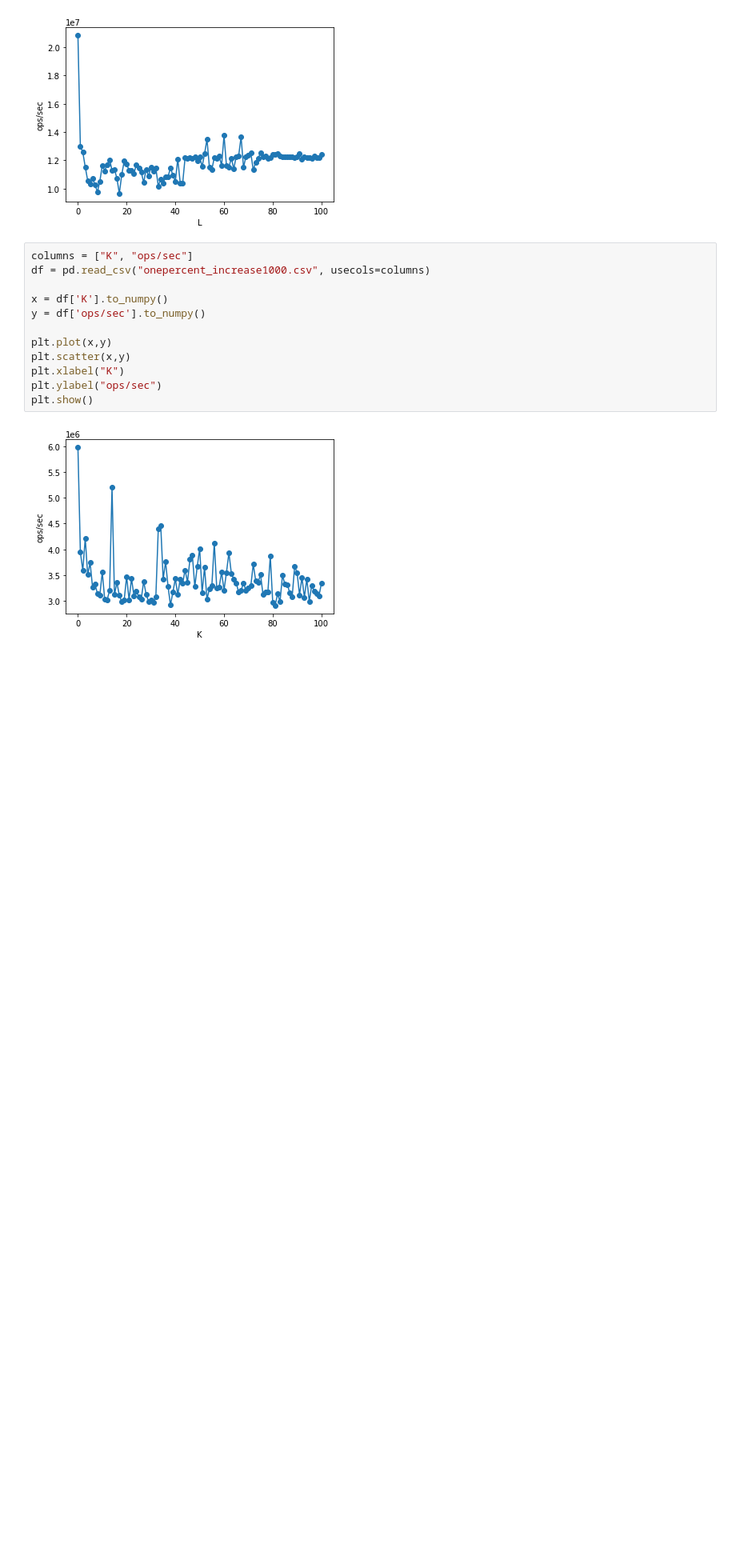
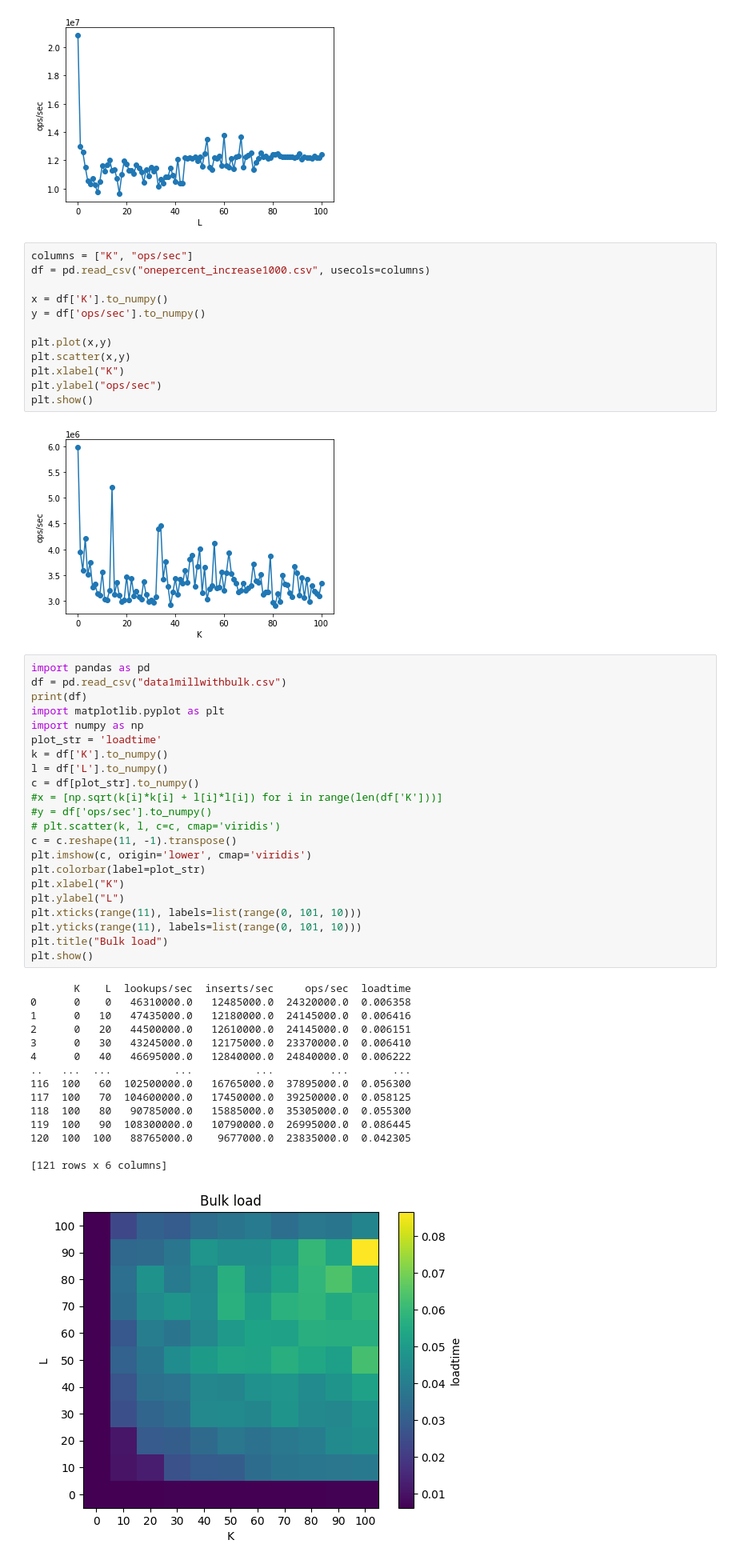
Before and after one commit to BU-DiSC/BenchLex, a Jupyter notebook: benchlex/plotting.ipynb, the cells around one changed output. Shown: that part at 80% size. Saved outputs shown, nothing was run; the diff lists cells and outputs as text; blank space fills up the shorter version.

Commit message:
Updated plotting file

```diff
--- a/benchlex/plotting.ipynb
+++ b/benchlex/plotting.ipynb
@@ -30,3 +30,41 @@ plt.ylabel("ops/sec")
 plt.show()
 # %% [output]
 [figure]
+# %%
+import pandas as pd
+df = pd.read_csv("data1millwithbulk.csv")
+print(df)
+import matplotlib.pyplot as plt
+import numpy as np
+plot_str = 'loadtime'
+k = df['K'].to_numpy()
+l = df['L'].to_numpy()
+c = df[plot_str].to_numpy()
+#x = [np.sqrt(k[i]*k[i] + l[i]*l[i]) for i in range(len(df['K']))]
+#y = df['ops/sec'].to_numpy()
+# plt.scatter(k, l, c=c, cmap='viridis')
+c = c.reshape(11, -1).transpose()
+plt.imshow(c, origin='lower', cmap='viridis')
+plt.colorbar(label=plot_str)
+plt.xlabel("K")
+plt.ylabel("L")
+plt.xticks(range(11), labels=list(range(0, 101, 10)))
+plt.yticks(range(11), labels=list(range(0, 101, 10)))
+plt.title("Bulk load")
+plt.show()
+# %% [output]
+       K    L  lookups/sec  inserts/sec     ops/sec  loadtime
+0      0    0   46310000.0   12485000.0  24320000.0  0.006358
+1      0   10   47435000.0   12180000.0  24145000.0  0.006416
+2      0   20   44500000.0   12610000.0  24145000.0  0.006151
+3      0   30   43245000.0   12175000.0  23370000.0  0.006410
+4      0   40   46695000.0   12840000.0  24840000.0  0.006222
+..   ...  ...          ...          ...         ...       ...
+116  100   60  102500000.0   16765000.0  37895000.0  0.056300
+117  100   70  104600000.0   17450000.0  39250000.0  0.058125
+118  100   80   90785000.0   15885000.0  35305000.0  0.055300
+119  100   90  108300000.0   10790000.0  26995000.0  0.086445
+120  100  100   88765000.0    9677000.0  23835000.0  0.042305
+
+[121 rows x 6 columns]
+[figure, added]
```
Also changed, not shown: parts of 5 cells of this notebook.
